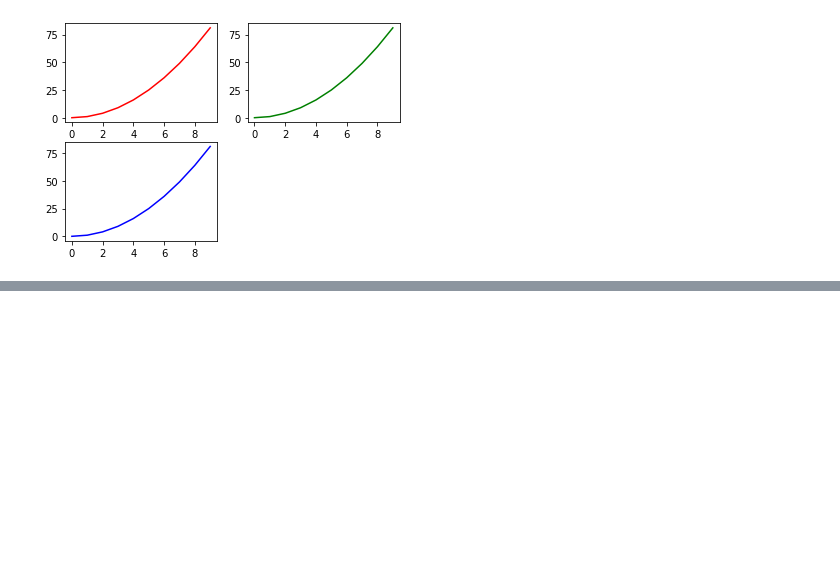
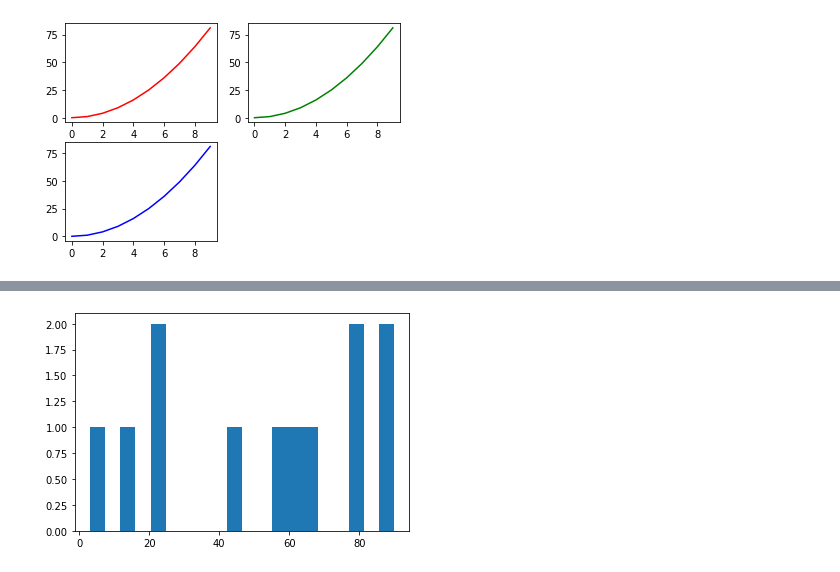
Before and after one commit to Pricillawilson/100DaysOfDS, a Jupyter notebook: Python-BrushUp.ipynb, the cells around one changed output, grey strips where cells are left out. Cells and saved outputs as stored; diff of their text form; code cells hidden in the pictures; blank space fills up the shorter version.

```diff
--- a/Python-BrushUp.ipynb
+++ b/Python-BrushUp.ipynb
@@ -625,0 +654,6 @@ plt.plot(x,y,'b')
+# %%
+a = np.array([22,87,45,78,23,90,16,3,78,56,67,63])
+plt.hist(a,bins=20)
+plt.show()
+# %% [output]
+[figure, added]
```
Also changed, not shown: parts of 5 cells of this notebook, 2 other files.
